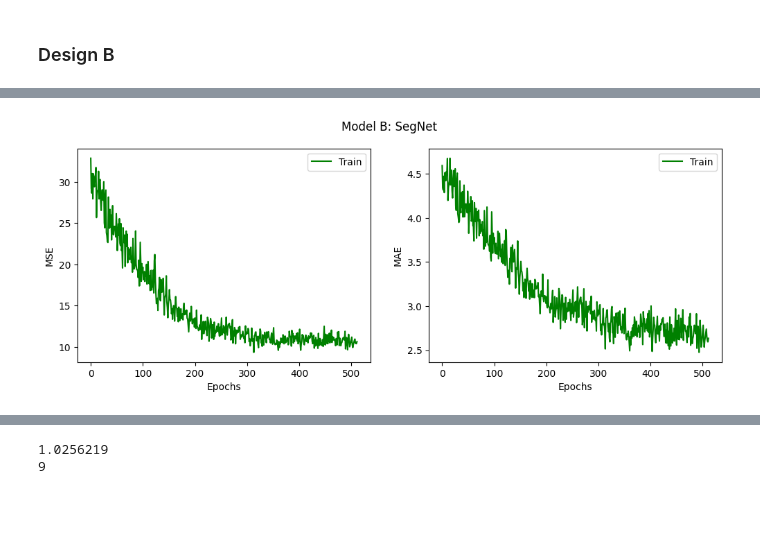
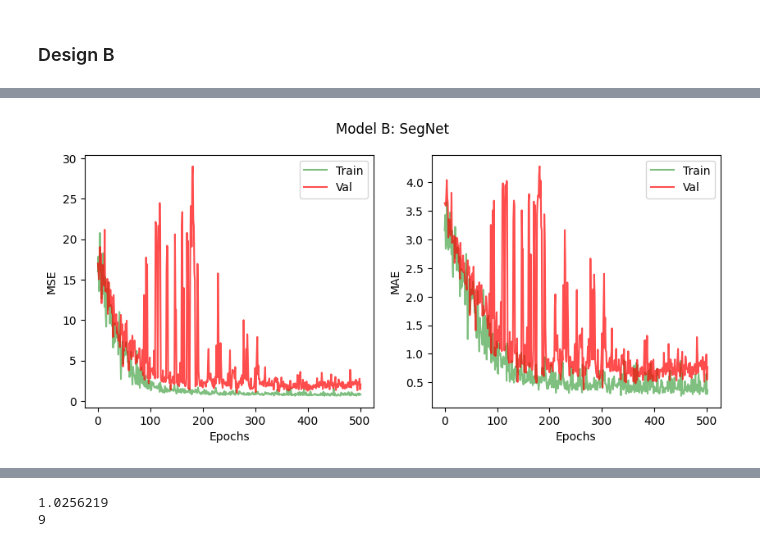
Before and after one commit to neeeal/soil-pd-backend, a Jupyter notebook: ipynb/3designs_v2 copy.ipynb, the cells around one changed output, grey strips where cells are left out. Saved outputs shown, nothing was run; the diff lists cells and outputs as text; code cells hidden in the pictures; blank space fills up the shorter version.

```diff
--- a/ipynb/3designs_v2 copy.ipynb
+++ b/ipynb/3designs_v2 copy.ipynb
@@ -704,9 +671,3 @@ Total params: 4,104,065
 Trainable params: 4,089,473
 Non-trainable params: 14,592
 __________________________________________________________________________________________________
-# %%
-# red_lr = tf.keras.callbacks.ReduceLROnPlateau(monitor='val_loss', factor=0.1,
-#                               patience=10, min_lr=1e-7)
-# stop_early = tf.keras.callbacks.EarlyStopping(monitor='val_loss', patience=10)
-historyA = modelA.fit(train_generator, epochs=8, validation_data=val_generator,
-                     callbacks=[])
@@ -972,7 +937,7 @@ def segnet(hp):
     x = Activation('relu')(x)
     x = Conv2DTranspose(1, (3, 3), padding='same', name='deconv13')(x)
     x = BatchNormalization(name='bn26')(x)
-    output = Activation('linear')(x)
+    output = Activation('softmax')(x)
     # output = Conv2D(1,1)(x)
     # pred = layers.Reshape(image_size)(x)
     # x = Flatten()(x)
@@ -984,7 +949,7 @@ def segnet(hp):
     #     x = Dense(hp_units, activation='relu')(x)
     # if hp.Boolean("4th dense"):
     #     x = Dense(hp_units, activation='relu')(x)
-    # output=Dense(1, activation='linear')(x)
+    # output=Dense(1, activation='softmax')(x)
 
     model = Model(inputs=img_input, outputs=output)
     hp_learning_rate = hp.Choice('learning_rate', values=[1e-3, 1e-4, 1e-5])
@@ -1052,8 +1008,13 @@ epochs = 512
 steps_per_epoch = 512 // batch_size + 1  # we usually consider 1 epoch to be
                                             # the point where the model has seen
                                             # all the training samples at least once
+min_lr = 1e-8
+factor = 0.1
+SCHEDULE_EPOCH = 200
+STEPS = 200
 
-historyB = {"history":{"loss":[],"mae":[]}}
+
+historyB = {"history":{"loss":[],"mae":[],"val_loss":[],"val_mae":[]}}
 for e in range(epochs):
     for i, (images, y_batch) in enumerate(train_generator):
        new_y_batch = []
@@ -1084,7 +1045,20 @@ for e in range(epochs):
             historyB["history"]["val_loss"].append(val[0])
             historyB["history"]["val_mae"].append(val[1])
             # print("EPOCH: {} LOSS: {:.6f} 2ND_METRIC: {:.6f}".format(e+1, loss[0], loss[1]))
+            curr_lr = modelB.optimizer.learning_rate
+            if e>=SCHEDULE_EPOCH and curr_lr>min_lr:
+               K.set_value(modelB.optimizer.learning_rate, curr_lr*factor)
+               curr_lr = modelB.optimizer.learning_rate
+               SCHEDULE_EPOCH+=STEPS
+            # patience = 2
+            # if e>patience and curr_lr>min_lr:
+               # curr_loss = historyA["history"]["val_loss"][-1]
+               # for i in historyA["history"]["val_loss"][-patience-1:-1]:
+               #    if curr_loss >= i: patience-=1
+               #    if patience < 1:
+                     # K.set_value(modelA.optimizer.learning_rate, curr_lr*factor)
+                     # curr_lr = modelA.optimizer.learning_rate
             break
-    print("EPOCH: {} LOSS: {:.6f} MAE: {:.6f} VAL_LOSS: {:.6f} VAL_MAE: {:.6f}".format(e+1, loss[0], loss[1],val[0],val[1]))
+    print("EPOCH: {} LOSS: {:.6f} MAE: {:.6f} VAL_LOSS: {:.6f} VAL_MAE: {:.6f}   CURR_LR {:.2E}".format(e+1, loss[0], loss[1],val[0],val[1], curr_lr.numpy()))
     train_generator.on_epoch_end()  # this shuffles the data at the end of each epoch
 # %% [output]
@@ -1108,22 +1082,24 @@ EPOCH: 512 LOSS: 10.654100 2ND_METRIC: 2.634995
 # %%
-plt.figure(figsize=(12,4))
+plt.figure(figsize=(10,4))
 
 plt.subplot(121)
-plt.plot(historyB["history"]["loss"], color='g')
-plt.legend(["Train"])
+plt.plot(historyB["history"]["loss"][10:], color='g',alpha=.5)
+plt.plot(historyB["history"]["val_loss"][10:], color='r',alpha=.7)
+plt.legend(["Train","Val"])
 plt.ylabel("MSE")
 plt.xlabel("Epochs")
 
 plt.subplot(122)
-plt.plot(historyB["history"]["mae"], color='g')
-plt.legend(["Train"])
+plt.plot(historyB["history"]["mae"][10:], color='g',alpha=.5)
+plt.plot(historyB["history"]["val_mae"][10:], color='r',alpha=.7)
+plt.legend(["Train","Val"])
 plt.ylabel("MAE")
 plt.xlabel("Epochs")
 
 plt.suptitle("Model B: SegNet")
 plt.show()
 # %% [output]
-[figure, old version]
+[figure, new version]
 # %%
 np.array(historyB["history"]["loss"]).shape
 # %% [output]
```
Also changed, not shown: parts of 31 cells of this notebook.
